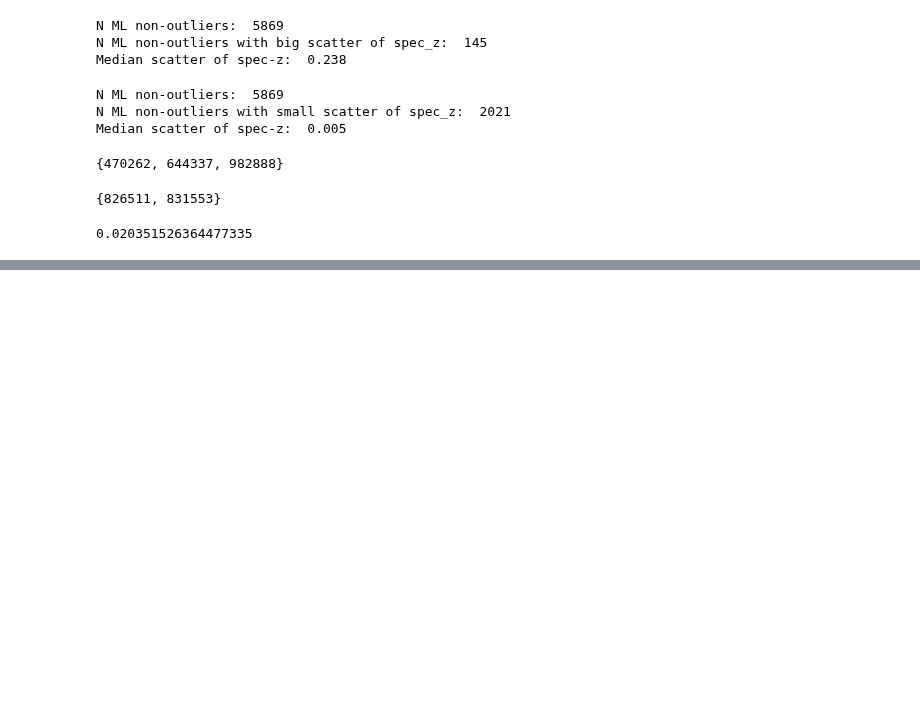
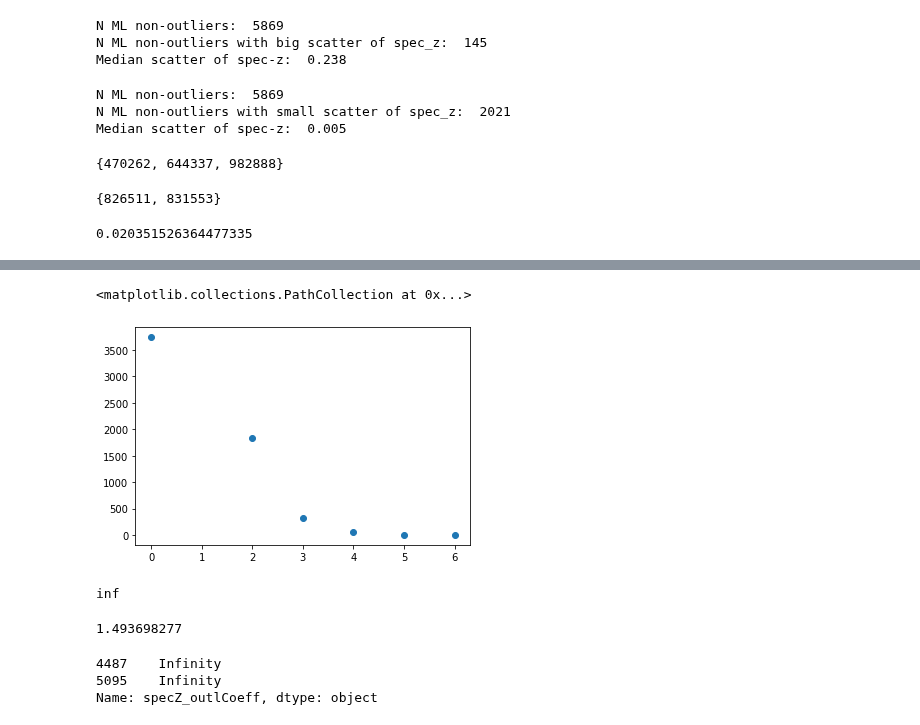
Before and after one commit to ShrRa/COSMOS_SOM, a Jupyter notebook: InspectDuplicatedSpecZ.ipynb, the cells around one changed output, grey strips where cells are left out. Cells and saved outputs as stored; diff of their text form; code cells hidden in the pictures; blank space fills up the shorter version.

```diff
--- a/InspectDuplicatedSpecZ.ipynb
+++ b/InspectDuplicatedSpecZ.ipynb
@@ -247,0 +270,19 @@ len(t)/len(test)
+# %%
+plt.scatter(t['NumMeasurements'].value_counts().index,t['NumMeasurements'].value_counts())
+# %% [output]
+<matplotlib.collections.PathCollection at 0x...>
+[figure, added]
+# %%
+t['specZ_outlCoeff'].fillna(99.9).max()
+# %% [output]
+inf
+# %%
+t['SpecScatter'].max()
+# %% [output]
+1.493698277
+# %%
+test[test['specZ_outlCoeff']=='Infinity']['specZ_outlCoeff']
+# %% [output]
+4487    Infinity
+5095    Infinity
+Name: specZ_outlCoeff, dtype: object
```
Also changed, not shown: parts of 8 cells of this notebook.
